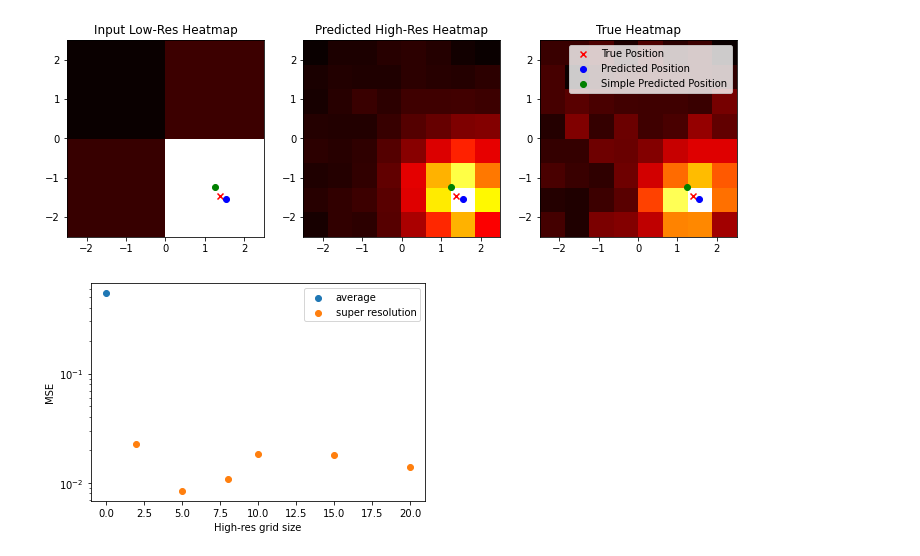
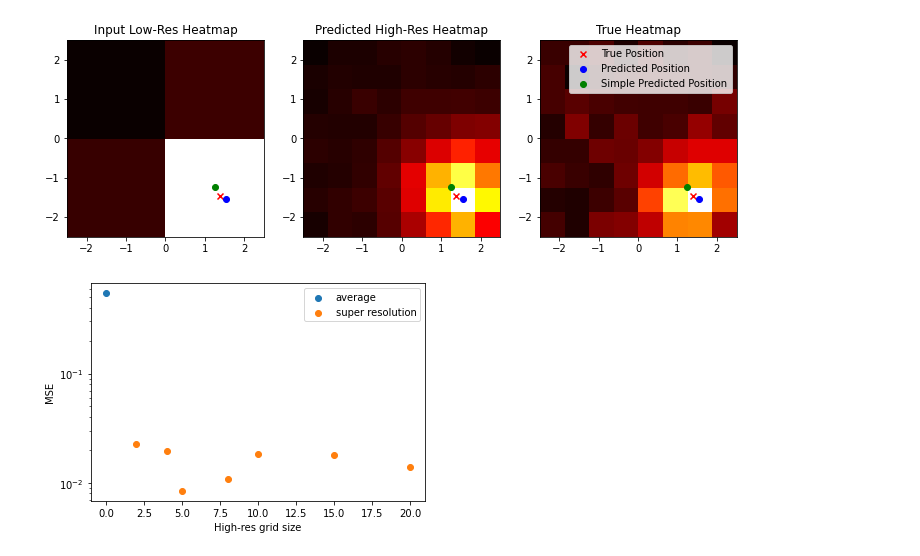
Before and after one commit to acolijn/OptoSim, a Jupyter notebook: notebook/CompareModels.ipynb, the cells around one changed output. Drawn from its saved outputs; the diff is of its cells as text; code cells hidden in the pictures.

Commit message:
Some more trained models, now with the different size simulated events

```diff
--- a/notebook/CompareModels.ipynb
+++ b/notebook/CompareModels.ipynb
@@ -236,15 +237,16 @@ model5.visualize_heatmaps_with_positions(X_train, downsample_heatmaps_to_dimensi
 # %%
 plt.scatter(0, wa_mse, label='average')
 plt.scatter(20, model1.evaluate(X_test, y_test, pos_test)['MSE'], c='tab:orange', label='super resolution')
 plt.scatter(5, model2.evaluate(X_test, y_test_downsampled, pos_test)['MSE'], c='tab:orange')#, label='model2')
 plt.scatter(2, model_idiot.evaluate(X_test, downsample_heatmaps_to_dimensions(y_test, 2, 2), pos_test)['MSE'], c='tab:orange')#, label='model_idiot')
 plt.scatter(10, model3.evaluate(X_test, downsample_heatmaps_to_dimensions(y_test, 10, 10), pos_test)['MSE'], c='tab:orange')#, label='model3')
 plt.scatter(15, model4.evaluate(X_test, downsample_heatmaps_to_dimensions(y_test, 15, 15), pos_test)['MSE'], c='tab:orange')#, label='model4')
 plt.scatter(8, model5.evaluate(X_test, downsample_heatmaps_to_dimensions(y_test, 8, 8), pos_test)['MSE'], c='tab:orange')#, label='model5')
+plt.scatter(4, model6.evaluate(X_test, downsample_heatmaps_to_dimensions(y_test, 4, 4), pos_test)['MSE'], c='tab:orange')#, label='model6')
 plt.yscale('log')
 plt.xlabel('High-res grid size')
 plt.ylabel('MSE')
 plt.legend()
 plt.show()
 # %% [output]
-[figure, old version]
+[figure, new version]
```
Also changed, not shown: parts of 1 cell of this notebook, 5 other files.
